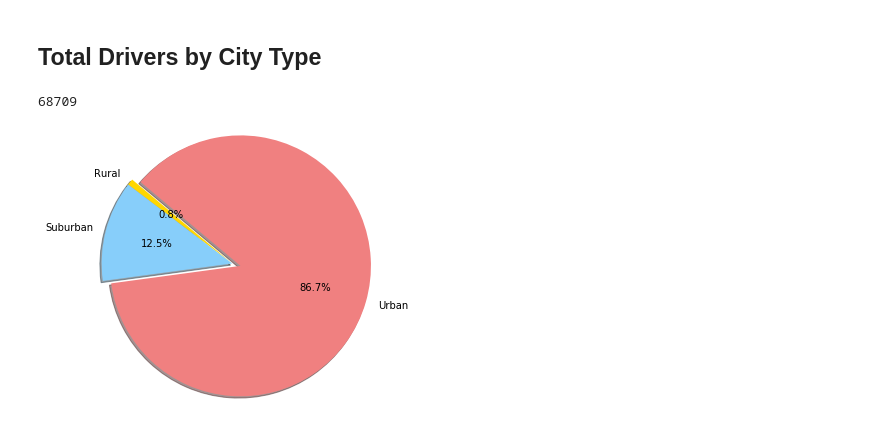
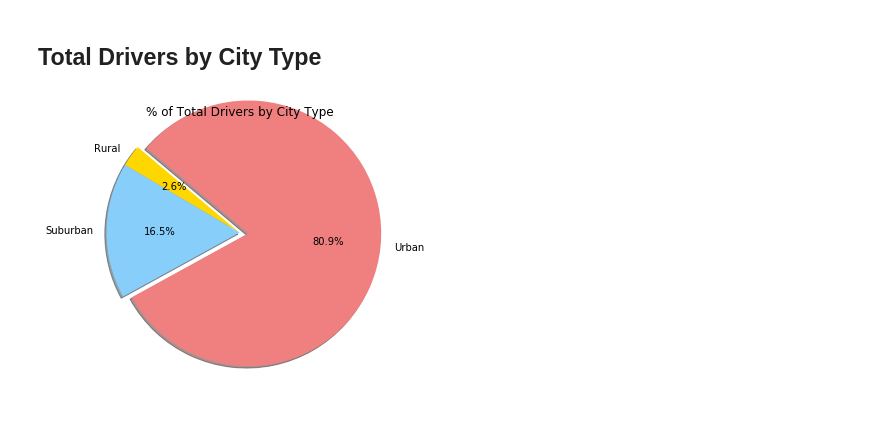
Before and after one commit to bmckelv30/RideShare_Analysis, a Jupyter notebook: pyber_bm.ipynb, the cells around one changed output. Saved outputs shown, nothing was run; the diff lists cells and outputs as text; code cells hidden in the pictures.

```diff
--- a/pyber_bm.ipynb
+++ b/pyber_bm.ipynb
@@ -190,44 +167,39 @@ plt.show()
 # %% [markdown]
 ## Total Drivers by City Type
-# %%
-drive_rural = rural['driver_count'].sum()
-ptg_rural = drive_rural/total_drive
-ptg_rural
-# %% [output]
-68709
 # %%
 # Calculate Driver Percents
-total_drive = combined_data['driver_count'].sum()
-# Total = 68709
+total_drive = city_data_to_load['driver_count'].sum()
+# Total = 2973
 
-# Rural        537
-drive_rural = rural['driver_count'].sum()
+# Rural        78
+drive_rural = driver_ct_r.sum()
 ptg_rural = drive_rural/total_drive
 
-# Urban       59602
-drive_urban = urban['driver_count'].sum()
+# Urban       2405
+drive_urban = driver_ct_u.sum()
 ptg_urban = drive_urban/total_drive
 
-# Suburban    8570
-drive_suburb = suburban['driver_count'].sum()
+# Suburban    490
+drive_suburb = driver_ct_s.sum()
 ptg_suburb = drive_suburb/total_drive
 
 # Build Pie Charts
 pcts = [ptg_rural, ptg_suburb, ptg_urban]
 
 explode = (0, 0, 0.1)
 
 labels = ["Rural", "Suburban", "Urban"]
 
 colors = ["gold", "lightskyblue", "lightcoral"]
 
-# plt.title("% of Total Drivers by City Type")
+plt.title("% of Total Drivers by City Type")
 plt.pie(pcts, explode=explode, labels=labels, colors=colors,
         autopct="%1.1f%%", shadow=True, startangle=140, radius=1.5)
-
+plt.tight_layout()
 # Save Figure
 plt.savefig("TotalDriversCity.png")
 # Show Figure
+
 plt.show()
 # %% [output]
-[figure, old version]
+[figure, new version]
```
Also changed, not shown: parts of 13 cells of this notebook.
